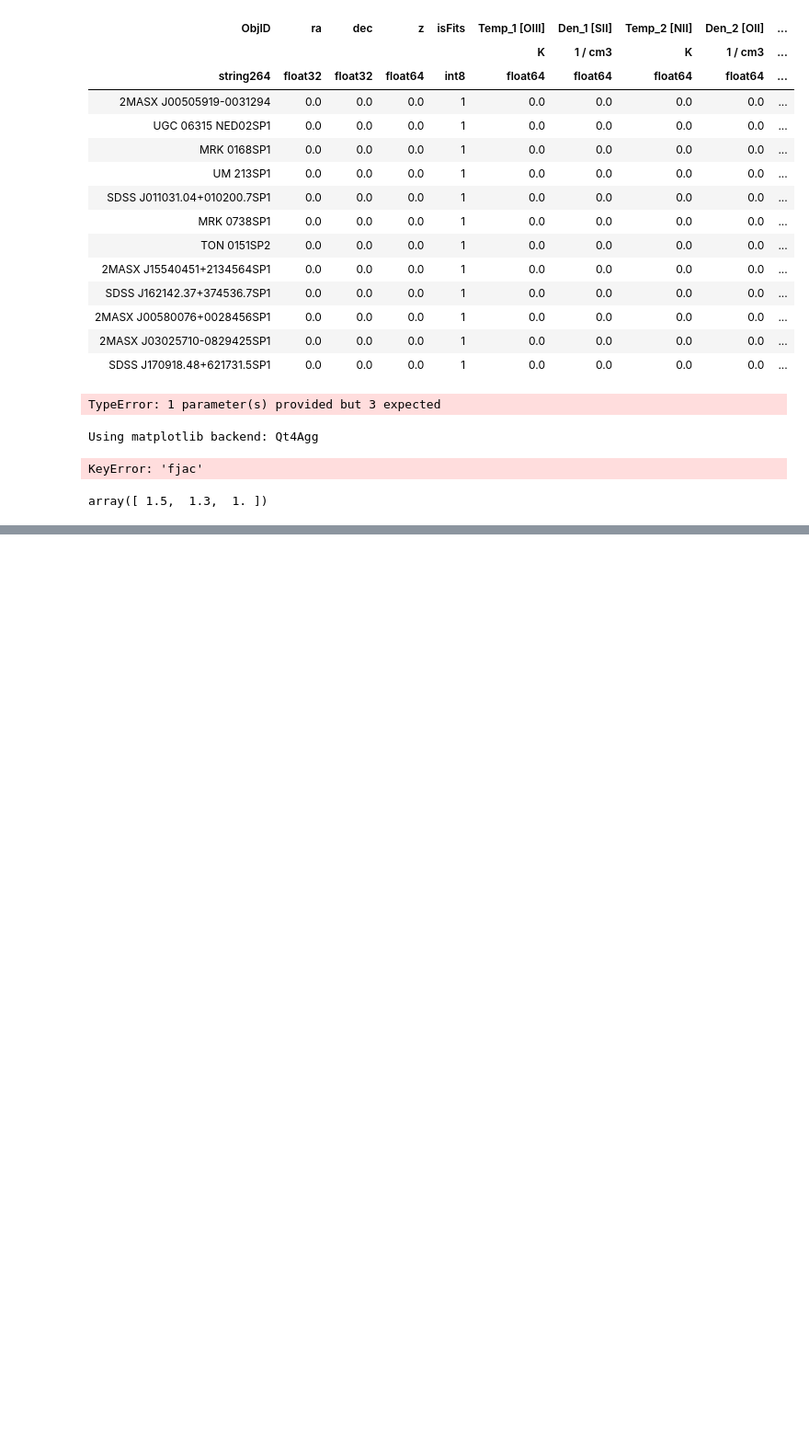
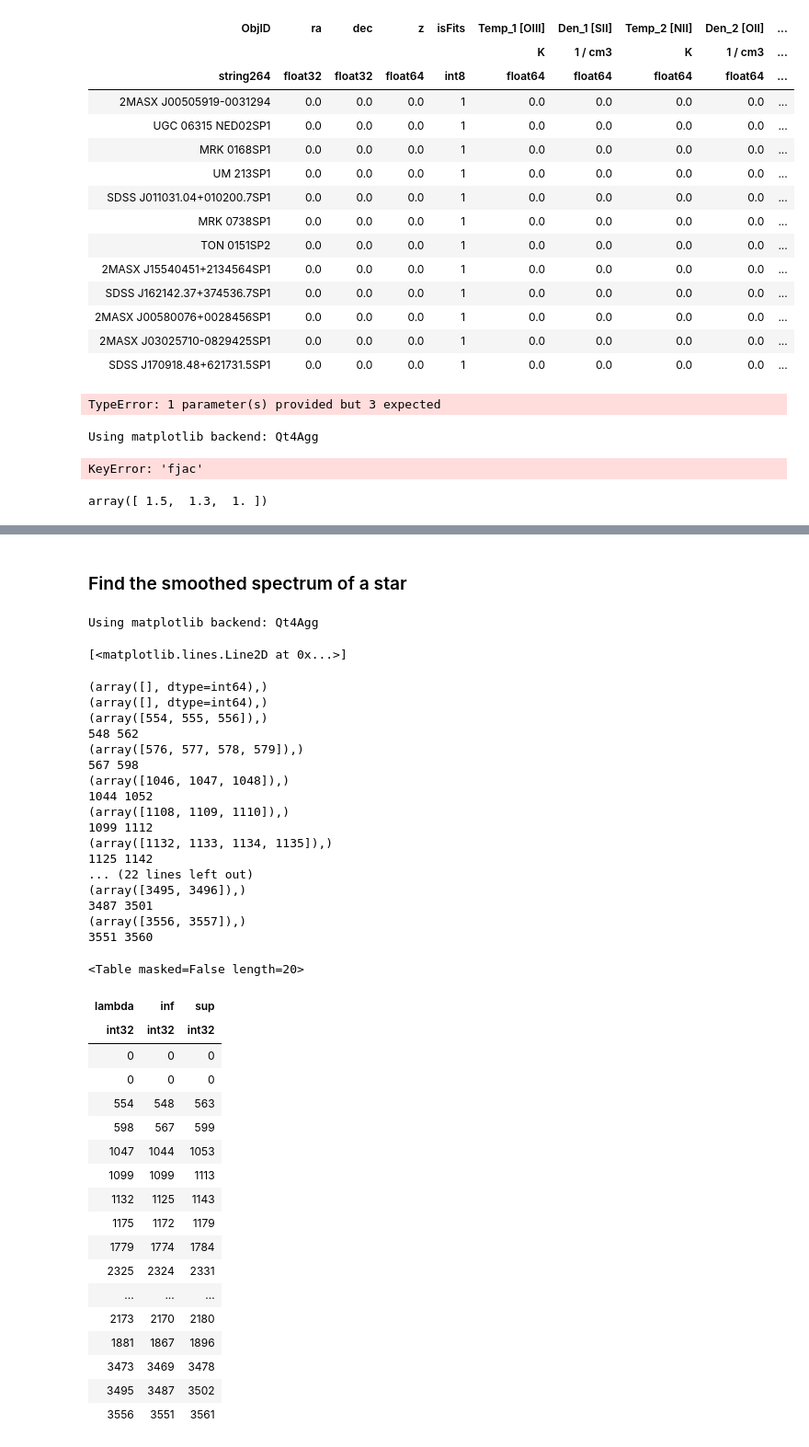
Before and after one commit to aframosp/SpecData, a Jupyter notebook: SpecData.ipynb, the cells around one changed output, grey strips where cells are left out. Shown at 92% size. Drawn from its saved outputs; the diff is of its cells as text; code cells hidden in the pictures; blank space fills up the shorter version.

```diff
--- a/SpecData.ipynb
+++ b/SpecData.ipynb
@@ -308,7 +306,7 @@ resultListDT
 #   plot of the galaxy with index jj observed with respect to the continuum in zero. Two models for the lines required
 
 %matplotlib
-jj=0
+jj=1
 if isFits:
     if TypeFITS == 0:
         print HDUs[jj][0].header['FLAVOR']
@@ -698,0 +852,2 @@ nfev': None,
+# %% [markdown]
+###    Find the smoothed spectrum of a star
@@ -698,0 +869,36 @@ nfev': None,
+# %%
+#box_kernel = Box1DKernel(10)
+#smoothed_data_box = convolve(Spectra[jj], box_kernel)
+gauss_kernel = Gaussian1DKernel(15)
+smoothed_data_gauss = convolve(spectraFlux, gauss_kernel, boundary=u'extend')
+
+%matplotlib
+plt.plot(lambd, spectraFlux, 'k')
+plt.plot(lambd, smoothed_data_gauss, 'cyan', lw=2.0)
+# %% [output]
+Using matplotlib backend: Qt4Agg
+[<matplotlib.lines.Line2D at 0x...>]
+# %%
+jj = 0
+spssp = [100]*len(Spectra[0])
+divisi = 10
+lambdDiv = int(mt.floor(len(spssp)/divisi))
+lambdDivArr = [lambdDiv*a for a in range(divisi)]
+lambdDivArr[-1] = len(Spectra[0])
+SG = []
+for aa in range(len(lambdDivArr)-1):
+    stdSpDiv = np.std(Spectra[0][lambdDivArr[aa]:lambdDivArr[aa+1]])
+    #box_kernel = Box1DKernel(stdSpDiv)
+    #smoothed_data_box = convolve(Spectra[0][lambdDivArr[aa]:lambdDivArr[aa+1]], box_kernel)
+    #print stdSpDiv
+    gauss_kernel = Gaussian1DKernel(0.05*stdSpDiv)
+    meanSpDiv = np.mean(Spectra[0][lambdDivArr[aa]:lambdDivArr[aa+1]])
+    smoothed_data_gauss = convolve(Spectra[0][lambdDivArr[aa]:lambdDivArr[aa+1]], gauss_kernel, boundary=u'extend',fill_value=meanSpDiv, normalize_kernel=True)
+    SG.append(smoothed_data_gauss)
+    spssp[lambdDivArr[aa]:lambdDivArr[aa+1]] = smoothed_data_gauss # smoothed_data_box
+    #print "std: ", , "err: ", np.mean(SpectraIvar[0][lambdDivArr[aa]:lambdDivArr[aa+1]])
+    #print Spectra[0][lambdDivArr[aa]:lambdDivArr[aa+1]]
+
+#stdSp = np.std(Spectra[0])
+#STD = [stdSp]*len(Spectra[0])
+#spssp = spssp+STD
@@ -698,0 +948,40 @@ nfev': None,
+# %%
+kLineP = lineProfile2(0, spssp, Lambda[0], ListaLineas, Spectra, lima)
+kLineP
+# %% [output]
+(array([], dtype=int64),)
+(array([], dtype=int64),)
+(array([554, 555, 556]),)
+548 562
+(array([576, 577, 578, 579]),)
+567 598
+(array([1046, 1047, 1048]),)
+1044 1052
+(array([1108, 1109, 1110]),)
+1099 1112
+(array([1132, 1133, 1134, 1135]),)
+1125 1142
+... (22 lines left out)
+(array([3495, 3496]),)
+3487 3501
+(array([3556, 3557]),)
+3551 3560
+<Table masked=False length=20>
+| lambda | inf | sup |
+| int32 | int32 | int32 |
+| 0 | 0 | 0 |
+| 0 | 0 | 0 |
+| 554 | 548 | 563 |
+| 598 | 567 | 599 |
+| 1047 | 1044 | 1053 |
+| 1099 | 1099 | 1113 |
+| 1132 | 1125 | 1143 |
+| 1175 | 1172 | 1179 |
+| 1779 | 1774 | 1784 |
+| 2325 | 2324 | 2331 |
+| ... | ... | ... |
+| 2173 | 2170 | 2180 |
+| 1881 | 1867 | 1896 |
+| 3473 | 3469 | 3478 |
+| 3495 | 3487 | 3502 |
+| 3556 | 3551 | 3561 |
```
Also changed, not shown: parts of 15 cells of this notebook, 21 other files.
